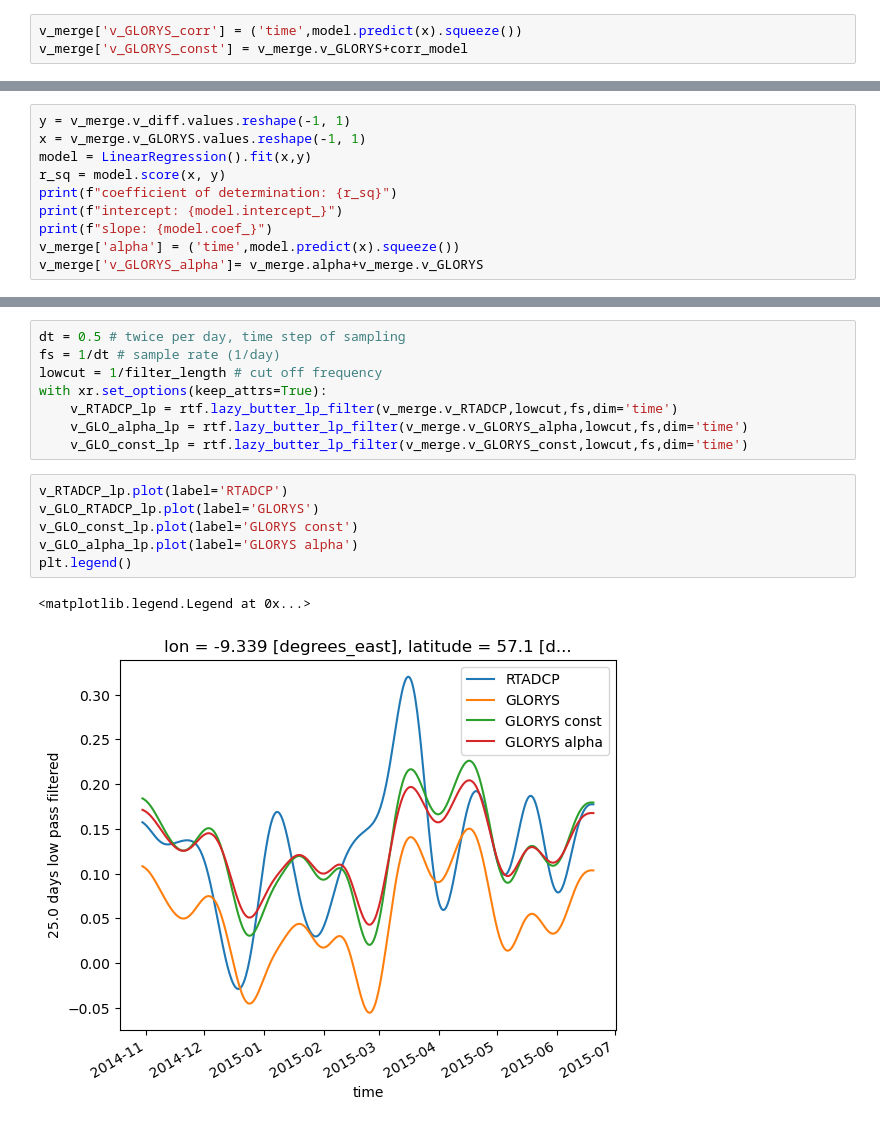
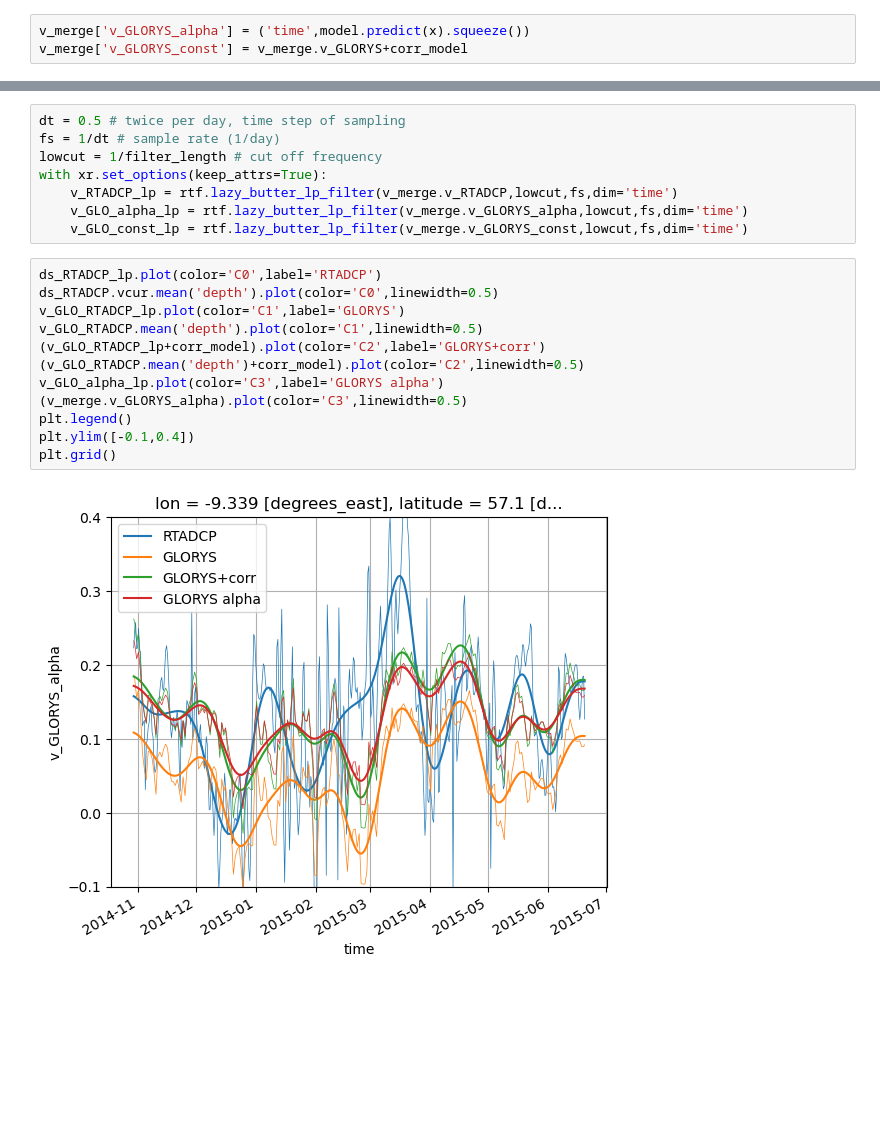
Before and after one commit to ScotMarPhys/Rockall_Trough_Transports, a Jupyter notebook: notebooks/0.1_Rockall_Trough_moorings_ADCP_prep_2014_2015.ipynb, the cells around one changed output, grey strips where cells are left out. Saved outputs shown, nothing was run; the diff lists cells and outputs as text; blank space fills up the shorter version.

```diff
--- a/notebooks/0.1_Rockall_Trough_moorings_ADCP_prep_2014_2015.ipynb
+++ b/notebooks/0.1_Rockall_Trough_moorings_ADCP_prep_2014_2015.ipynb
@@ -218,6 +214,6 @@ coefficient of determination: 0.2293846982662946
 intercept: [0.08645903]
 slope: [[0.7841664]]
 # %%
-v_merge['v_GLORYS_corr'] = ('time',model.predict(x).squeeze())
+v_merge['v_GLORYS_alpha'] = ('time',model.predict(x).squeeze())
 v_merge['v_GLORYS_const'] = v_merge.v_GLORYS+corr_model
 # %%
@@ -259,10 +247,0 @@ ax.axhline(0,color='k',lw=0.8,ls='--')
-# %%
-y = v_merge.v_diff.values.reshape(-1, 1)
-x = v_merge.v_GLORYS.values.reshape(-1, 1)
-model = LinearRegression().fit(x,y)
-r_sq = model.score(x, y)
-print(f"coefficient of determination: {r_sq}")
-print(f"intercept: {model.intercept_}")
-print(f"slope: {model.coef_}")
-v_merge['alpha'] = ('time',model.predict(x).squeeze())
-v_merge['v_GLORYS_alpha']= v_merge.alpha+v_merge.v_GLORYS
@@ -305,11 +254,16 @@ with xr.set_options(keep_attrs=True):
     v_GLO_alpha_lp = rtf.lazy_butter_lp_filter(v_merge.v_GLORYS_alpha,lowcut,fs,dim='time')
     v_GLO_const_lp = rtf.lazy_butter_lp_filter(v_merge.v_GLORYS_const,lowcut,fs,dim='time')
 # %%
-v_RTADCP_lp.plot(label='RTADCP')
-v_GLO_RTADCP_lp.plot(label='GLORYS')
-v_GLO_const_lp.plot(label='GLORYS const')
-v_GLO_alpha_lp.plot(label='GLORYS alpha')
+ds_RTADCP_lp.plot(color='C0',label='RTADCP')
+ds_RTADCP.vcur.mean('depth').plot(color='C0',linewidth=0.5)
+v_GLO_RTADCP_lp.plot(color='C1',label='GLORYS')
+v_GLO_RTADCP.mean('depth').plot(color='C1',linewidth=0.5)
+(v_GLO_RTADCP_lp+corr_model).plot(color='C2',label='GLORYS+corr')
+(v_GLO_RTADCP.mean('depth')+corr_model).plot(color='C2',linewidth=0.5)
+v_GLO_alpha_lp.plot(color='C3',label='GLORYS alpha')
+(v_merge.v_GLORYS_alpha).plot(color='C3',linewidth=0.5)
 plt.legend()
+plt.ylim([-0.1,0.4])
+plt.grid()
 # %% [output]
-<matplotlib.legend.Legend at 0x...>
-[figure, old version]
+[figure, new version]
```
Also changed, not shown: parts of 21 cells of this notebook.
